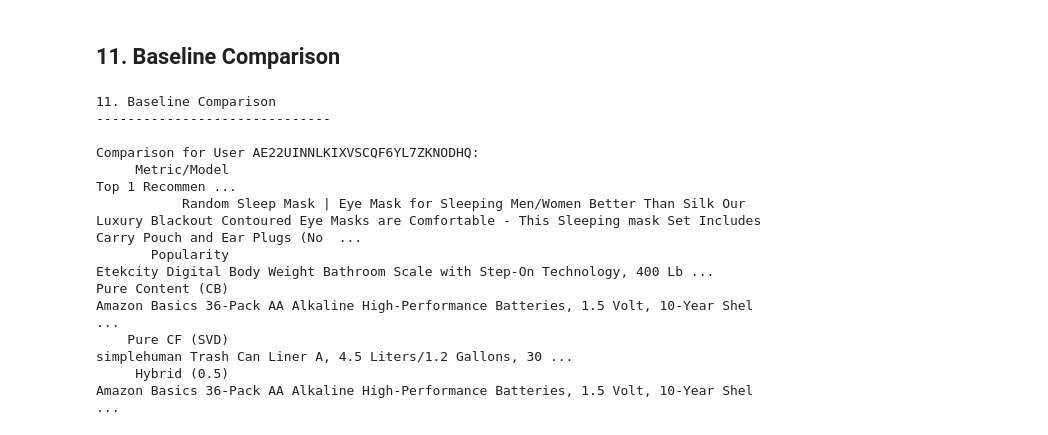
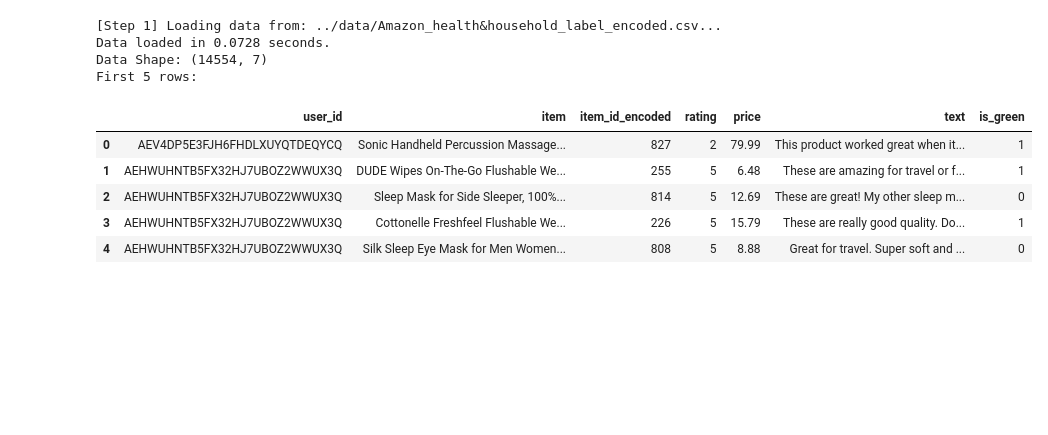
Before and after one commit to Hady-ElShennawy/AIE425_FinalProject_Group17, a Jupyter notebook: SECTION2_DomainRecommender/code/collaborative.ipynb, the cells around one changed output. Drawn from its saved outputs; the diff is of its cells as text; code cells hidden in the pictures; blank space fills up the shorter version.

Commit message:
collaborative and hybrid

```diff
--- a/SECTION2_DomainRecommender/code/collaborative.ipynb
+++ b/SECTION2_DomainRecommender/code/collaborative.ipynb
@@ -521,49 +40,23 @@ User with ~3 ratings (AE22UINNLKIXVSCQF6YL7ZKNODHQ):
-# %% [markdown]
-## 11. Baseline Comparison
-# %%
-print("\n11. Baseline Comparison")
-print("-"*30)
-
-# We will qualitatively compare recommendations for a single test user
-# to see the 'flavor' of recommendations from each model.
-
-test_user_idx = list(cold_start_users.values())[0] if cold_start_users else 0
-test_user_id = R_df.index[test_user_idx]
-
-# 1. Random
-all_items = R_df.columns.tolist()
-random_recs = np.random.choice(all_items, 5, replace=False)
-
-# 2. Popularity
-pop_recs = popular_items.index.tolist()
-
-# 3. Pure Content (Hybrid alpha=1.0)
-cb_recs = get_hybrid_recommendations(test_user_idx, 1.0, R_df, R_pred_item_centered, user_profiles, item_features).index.tolist()
-
-# 4. Pure CF (Hybrid alpha=0.0)
-# This is now ITEM-BASED CF
-cf_recs = get_hybrid_recommendations(test_user_idx, 0.0, R_df, R_pred_item_centered, user_profiles, item_features).index.tolist()
-
-# 5. Hybrid (alpha=0.5)
-hyb_recs = get_hybrid_recommendations(test_user_idx, 0.5, R_df, R_pred_item_centered, user_profiles, item_features).index.tolist()
-
-# Display
-comparison_df = pd.DataFrame({
-    'Metric/Model': ['Random', 'Popularity', 'Pure Content (CB)', 'Pure CF (SVD)', 'Hybrid (0.5)'],
-    'Top 1 Recommendation': [random_recs[0], pop_recs[0], cb_recs[0], cf_recs[0], hyb_recs[0]],
-    'Top 2 Recommendation': [random_recs[1], pop_recs[1], cb_recs[1], cf_recs[1], hyb_recs[1]]
-})
-
-print(f"\nComparison for User {test_user_id}:")
-print(comparison_df.to_string(index=False))
-# %% [output]
-11. Baseline Comparison
-------------------------------
-
-Comparison for User AE22UINNLKIXVSCQF6YL7ZKNODHQ:
-     Metric/Model                                                                                                                                                                         Top 1 Recommen ...
-           Random Sleep Mask | Eye Mask for Sleeping Men/Women Better Than Silk Our Luxury Blackout Contoured Eye Masks are Comfortable - This Sleeping mask Set Includes Carry Pouch and Ear Plugs (No  ...
-       Popularity                                                                                                            Etekcity Digital Body Weight Bathroom Scale with Step-On Technology, 400 Lb ...
-Pure Content (CB)                                                                                                   Amazon Basics 36-Pack AA Alkaline High-Performance Batteries, 1.5 Volt, 10-Year Shel ...
-    Pure CF (SVD)                                                                                                                              simplehuman Trash Can Liner A, 4.5 Liters/1.2 Gallons, 30 ...
-     Hybrid (0.5)                                                                                                   Amazon Basics 36-Pack AA Alkaline High-Performance Batteries, 1.5 Volt, 10-Year Shel ...
+# %%
+file_path = '../data/Amazon_health&household_label_encoded.csv'
+print(f"\n[Step 1] Loading data from: {file_path}...")
+start_time = time.time()
+df = pd.read_csv(file_path)
+elapsed = time.time() - start_time
+print(f"Data loaded in {elapsed:.4f} seconds.")
+
+# Display first few rows
+print(f"Data Shape: {df.shape}")
+print("First 5 rows:")
+display(df.head())
+# %% [output]
+[Step 1] Loading data from: ../data/Amazon_health&household_label_encoded.csv...
+Data loaded in 0.0728 seconds.
+Data Shape: (14554, 7)
+First 5 rows:
+|  | user_id | item | item_id_encoded | rating | price | text | is_green |
+| 0 | AEV4DP5E3FJH6FHDLXUYQTDEQYCQ | Sonic Handheld Percussion Massage... | 827 | 2 | 79.99 | This product worked great when it... | 1 |
+| 1 | AEHWUHNTB5FX32HJ7UBOZ2WWUX3Q | DUDE Wipes On-The-Go Flushable We... | 255 | 5 | 6.48 | These are amazing for travel or f... | 1 |
+| 2 | AEHWUHNTB5FX32HJ7UBOZ2WWUX3Q | Sleep Mask for Side Sleeper, 100%... | 814 | 5 | 12.69 | These are great! My other sleep m... | 0 |
+| 3 | AEHWUHNTB5FX32HJ7UBOZ2WWUX3Q | Cottonelle Freshfeel Flushable We... | 226 | 5 | 15.79 | These are really good quality. Do... | 1 |
+| 4 | AEHWUHNTB5FX32HJ7UBOZ2WWUX3Q | Silk Sleep Eye Mask for Men Women... | 808 | 5 | 8.88 | Great for travel. Super soft and ... | 0 |
```
Also changed, not shown: parts of 28 cells of this notebook, 1 other file.
